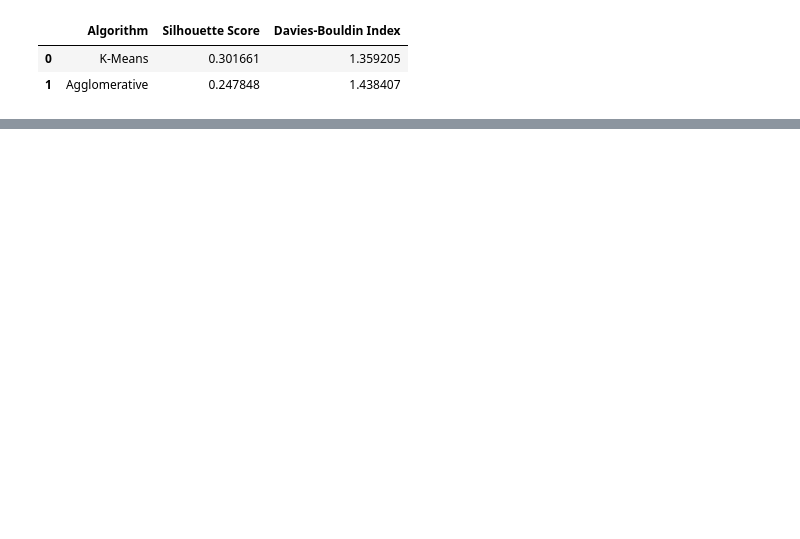
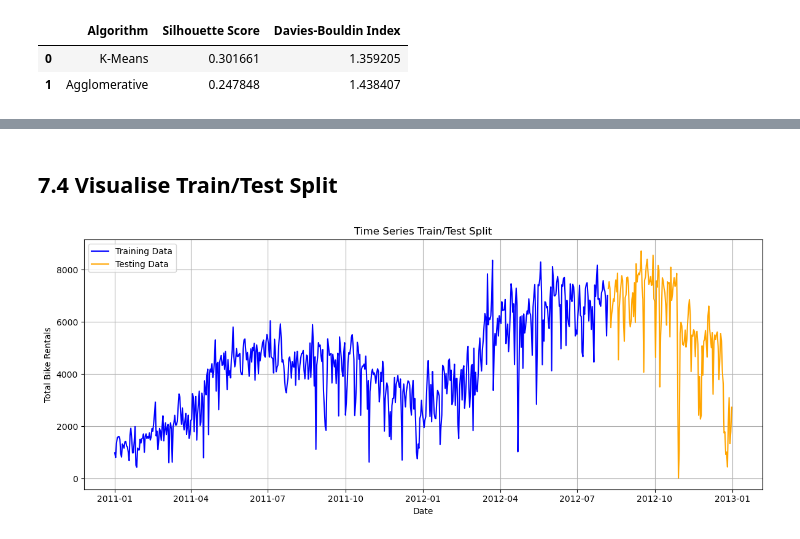
Before and after one commit to 2026059-rgb/CA1-2026059, a Jupyter notebook: notebooks/Khishigjargal_Burmaa_ca1-machine_learning_for_business.ipynb, the cells around one changed output, grey strips where cells are left out. Cells and saved outputs as stored; diff of their text form; code cells hidden in the pictures; blank space fills up the shorter version.

```diff
--- a/notebooks/Khishigjargal_Burmaa_ca1-machine_learning_for_business.ipynb
+++ b/notebooks/Khishigjargal_Burmaa_ca1-machine_learning_for_business.ipynb
@@ -433,0 +559,12 @@ results
+# %%
+# Split data into training and testing sets
+train_size = int(len(ts) * 0.8)
+
+train = ts["cnt"].iloc[:train_size]
+test = ts["cnt"].iloc[train_size:]
+
+print("Training observations:", len(train))
+print("Testing observations:", len(test))
+
+print("Training period:", train.index.min(), "to", train.index.max())
+print("Testing period:", test.index.min(), "to", test.index.max())
@@ -433,0 +576,29 @@ results
+# %% [markdown]
+## 7.4 Visualise Train/Test Split
+# %%
+plt.figure(figsize=(12, 5))
+
+plt.plot(
+    train.index,
+    train,
+    label="Training Data",
+    color="blue"
+)
+
+plt.plot(
+    test.index,
+    test,
+    label="Testing Data",
+    color="orange"
+)
+
+plt.title("Time Series Train/Test Split")
+plt.xlabel("Date")
+plt.ylabel("Total Bike Rentals")
+
+plt.legend()
+plt.grid(True)
+plt.tight_layout()
+plt.show()
+# %% [output]
+[figure, added]
```
Also changed, not shown: parts of 22 cells of this notebook.
